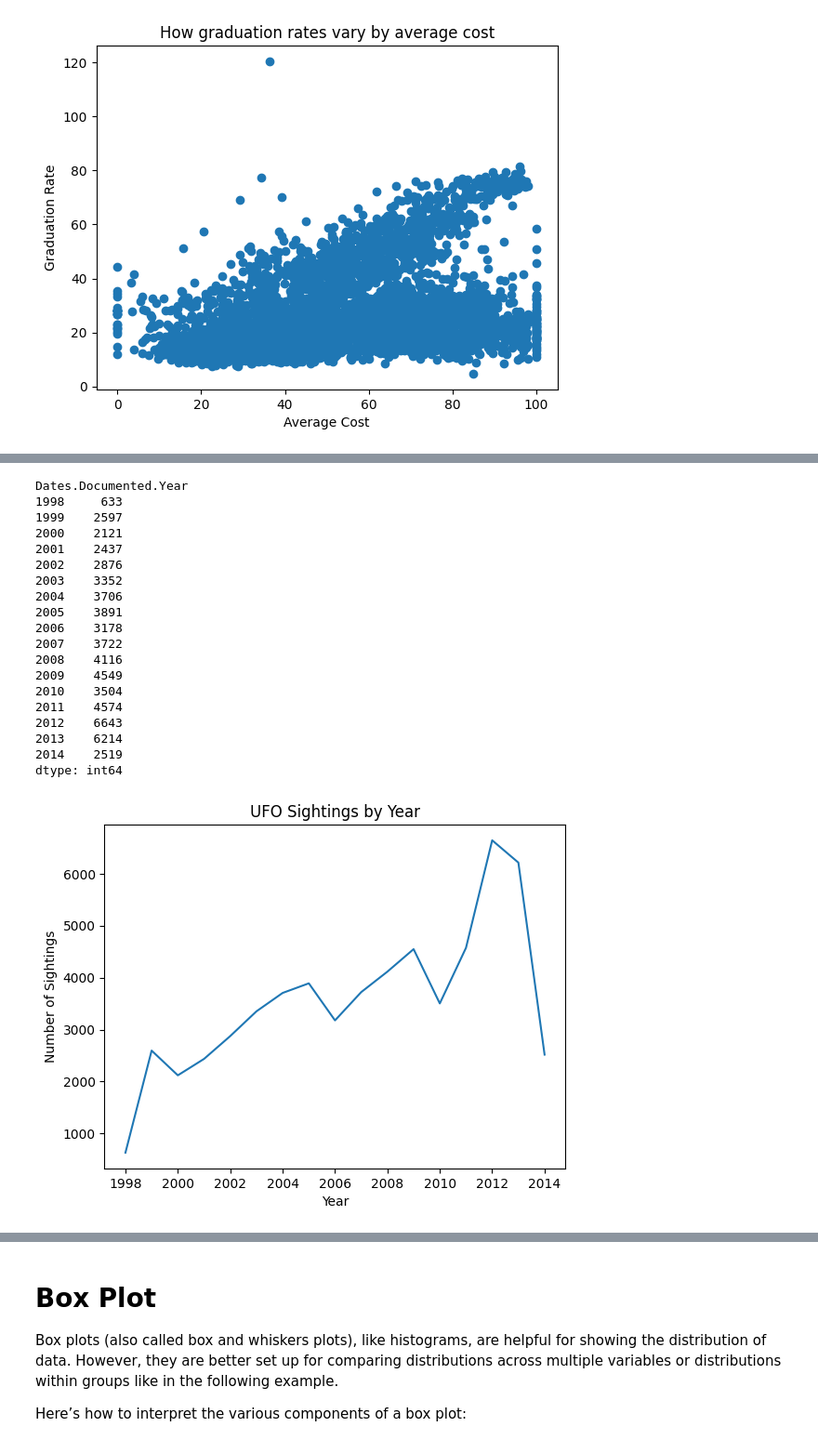
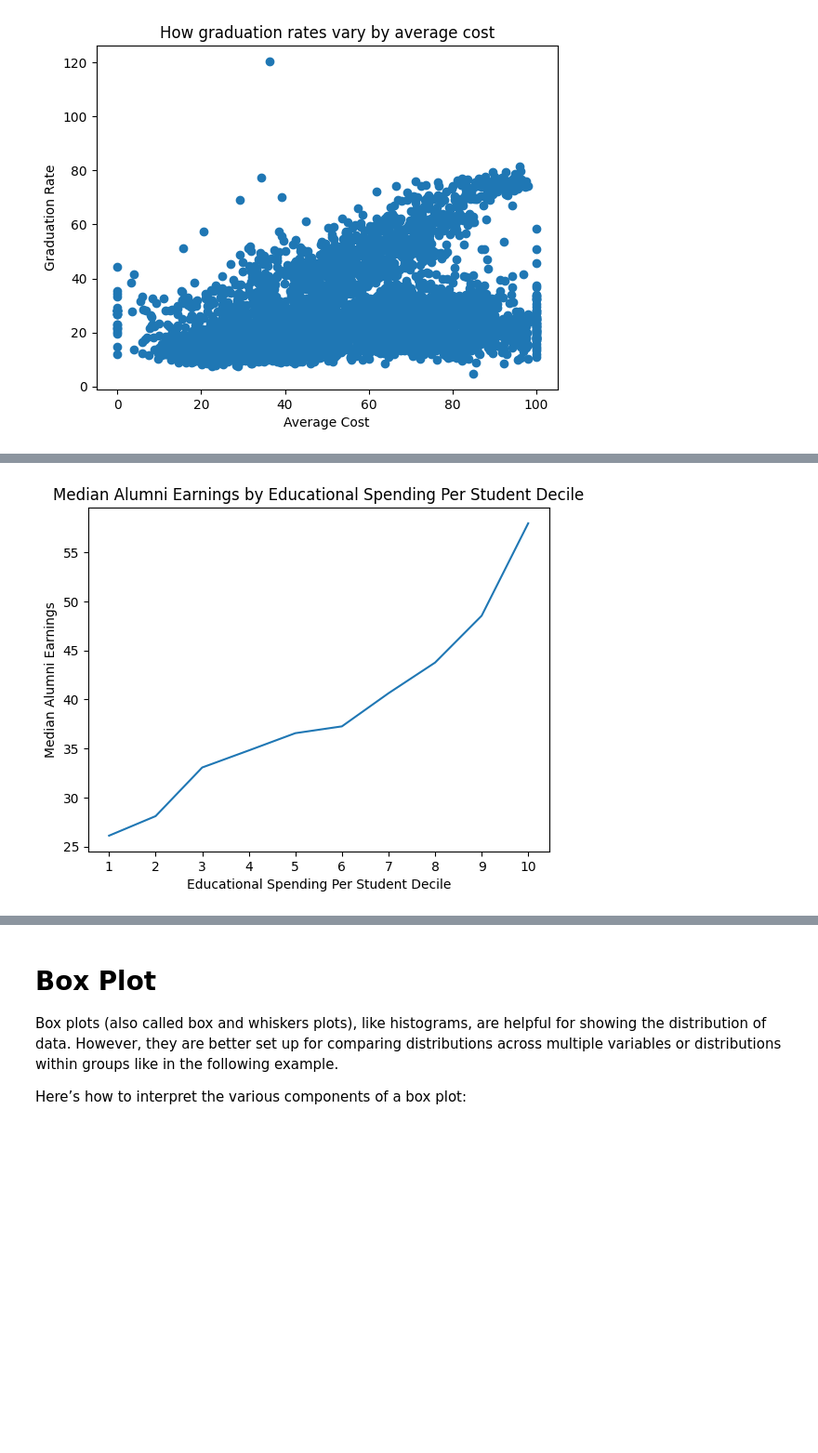
Before and after one commit to kristinporter/DSC201_602, a Jupyter notebook: Python-Notebook3.ipynb, the cells around one changed output, grey strips where cells are left out. Shown at 93% size. Drawn from its saved outputs; the diff is of its cells as text; code cells hidden in the pictures; blank space fills up the shorter version.

```diff
--- a/Python-Notebook3.ipynb
+++ b/Python-Notebook3.ipynb
@@ -224,38 +261,28 @@ For an example line graph, we are going to use a different dataset. Each observa
 # %%
-# Here we read in the data.
-ufoDat = pd.read_csv('data/ufo_sightings.csv')
+# Define bins for educational spending per student
+ed_spending_deciles = pd.qcut(collegesDat['ed_spending_per_student'], q=10)
 
-# Here we group the data by year and count the number of observations by year.
-sightings_by_year = ufoDat.groupby('Dates.Documented.Year').size()
+# name each of the bins as 1 to 10
+ed_spending_deciles = ed_spending_deciles.cat.rename_categories(range(1, 11))
 
-# Let's take a look
-print(sightings_by_year)
+# Print the bins to check
+#print("Educational Spending Per Student Deciles:")
+#print(ed_spending_deciles)
 
-# Then we can plot this
-plt.plot(sightings_by_year.index, sightings_by_year)
-plt.title('UFO Sightings by Year')
-plt.xlabel('Year')
-plt.ylabel('Number of Sightings')
+# Calculate median alumni earnings for each educational spending bin
+median_earnings_per_bin = collegesDat.groupby(ed_spending_deciles, observed=False)['med_alum_earnings'].median()
+
+# Plot the binned data
+median_earnings_per_bin.plot(kind='line')
+plt.title('Median Alumni Earnings by Educational Spending Per Student Decile')
+plt.xlabel('Educational Spending Per Student Decile')
+plt.ylabel('Median Alumni Earnings')
+
+# Add x-axis labels for each decile
+plt.xticks(ticks=range(10), labels=[f'{i+1}' for i in range(10)])
+
+# Show the plot
 plt.show()
 # %% [output]
-Dates.Documented.Year
-1998     633
-1999    2597
-2000    2121
-2001    2437
-2002    2876
-2003    3352
-2004    3706
-2005    3891
-2006    3178
-2007    3722
-2008    4116
-2009    4549
-2010    3504
-2011    4574
-2012    6643
-2013    6214
-2014    2519
-dtype: int64
-[figure, old version]
+[figure, new version]
 # %%
```
Also changed, not shown: parts of 26 cells of this notebook.
